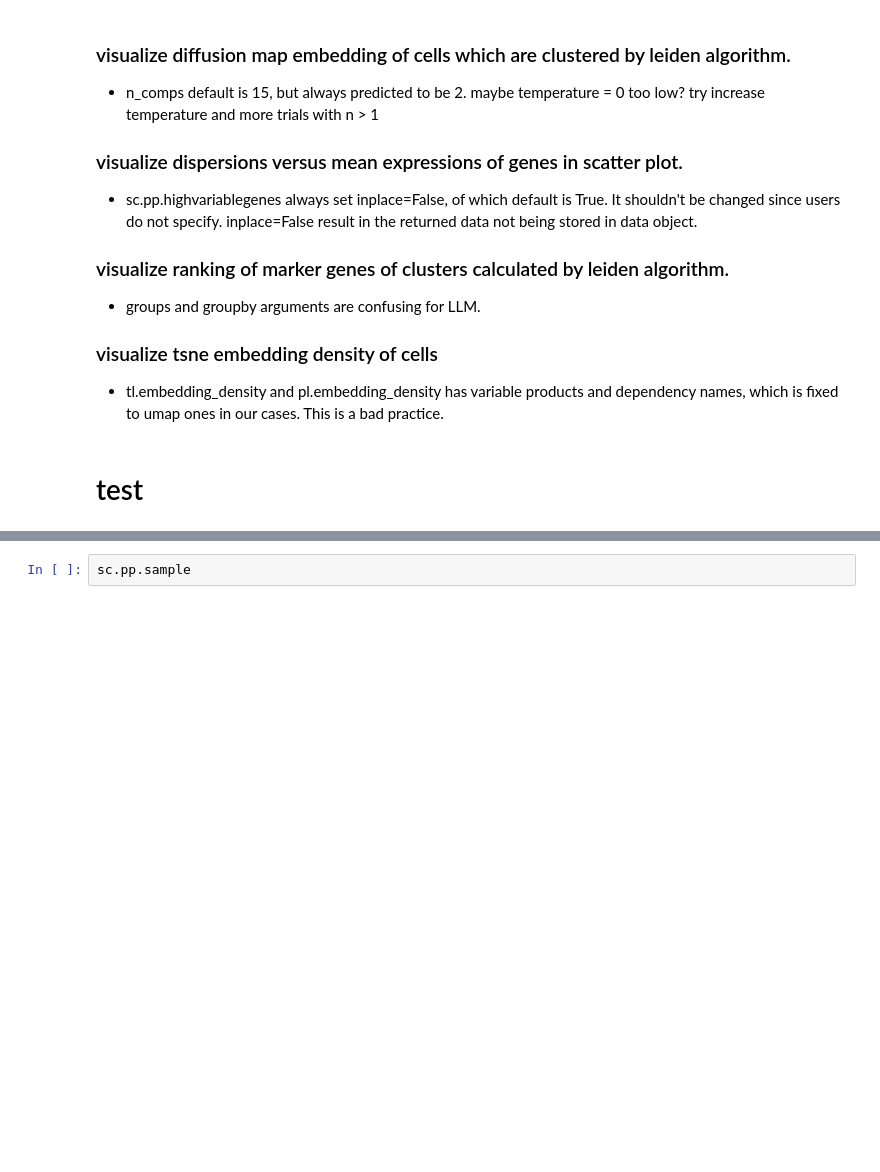
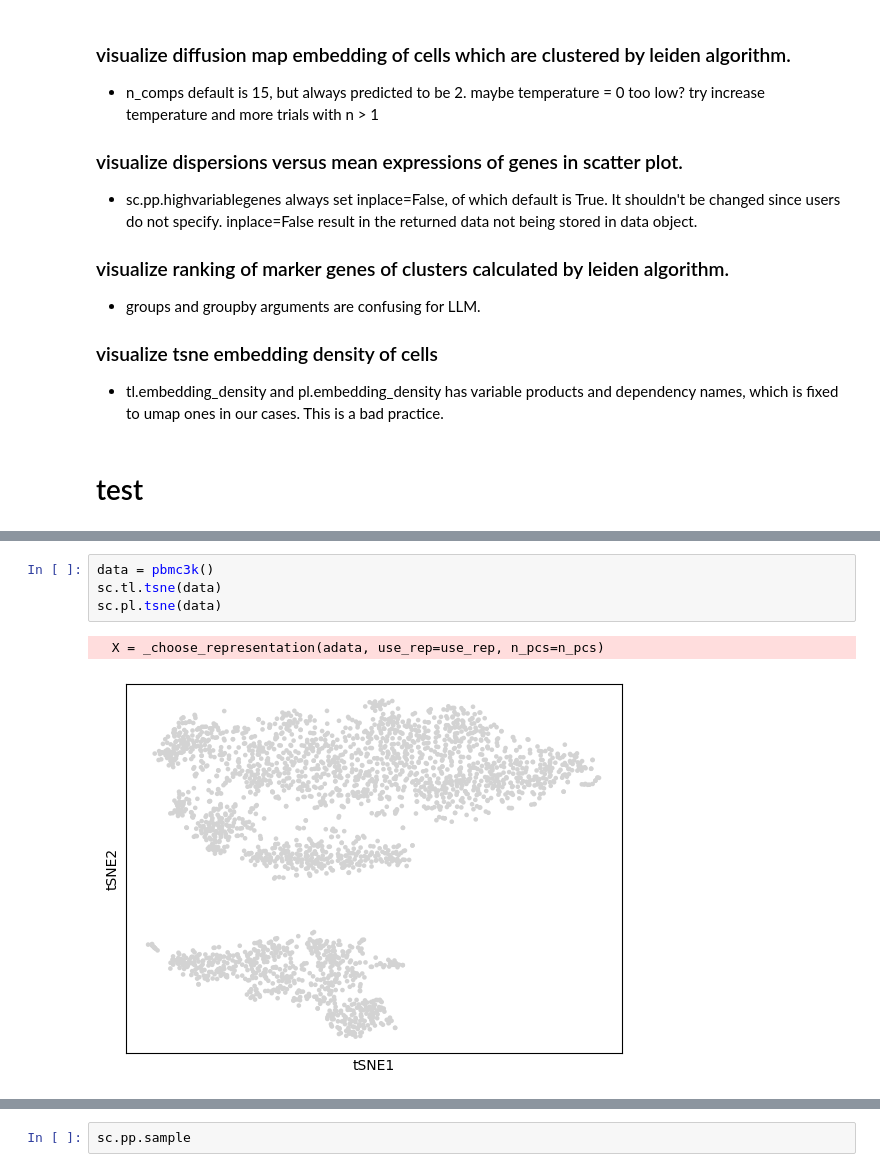
Before and after one commit to OSU-BMBL/BioMANIA-backend, a Jupyter notebook: experiment/scanpy/test.ipynb, the cells around one changed output, grey strips where cells are left out. Cells and saved outputs as stored; diff of their text form; blank space fills up the shorter version.

```diff
--- a/experiment/scanpy/test.ipynb
+++ b/experiment/scanpy/test.ipynb
@@ -148 +174,8 @@ data = krumsiek11()
+# %%
+data = pbmc3k()
+sc.tl.tsne(data)
+sc.pl.tsne(data)
+# %% [output]
+  X = _choose_representation(adata, use_rep=use_rep, n_pcs=n_pcs)
+[figure, added]
 # %%
```
Also changed, not shown: parts of 15 cells of this notebook, 10 other files.
